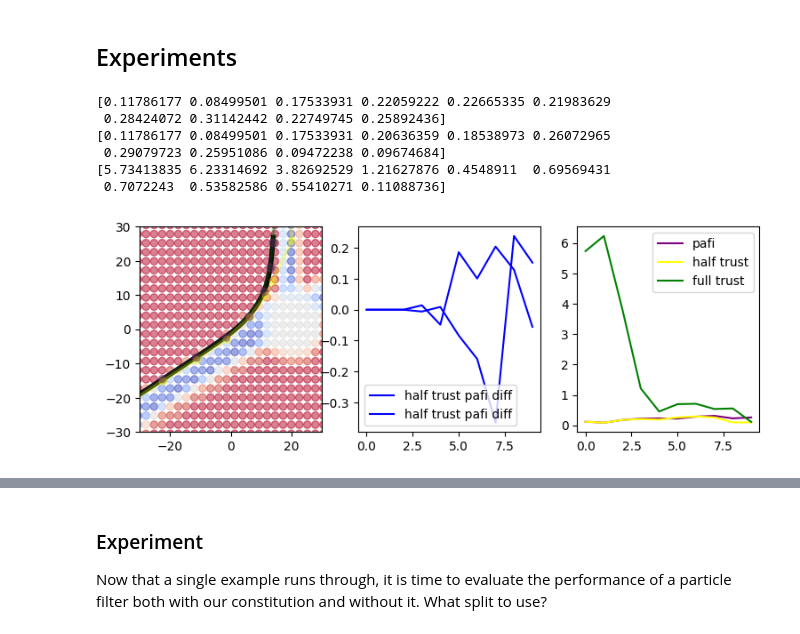
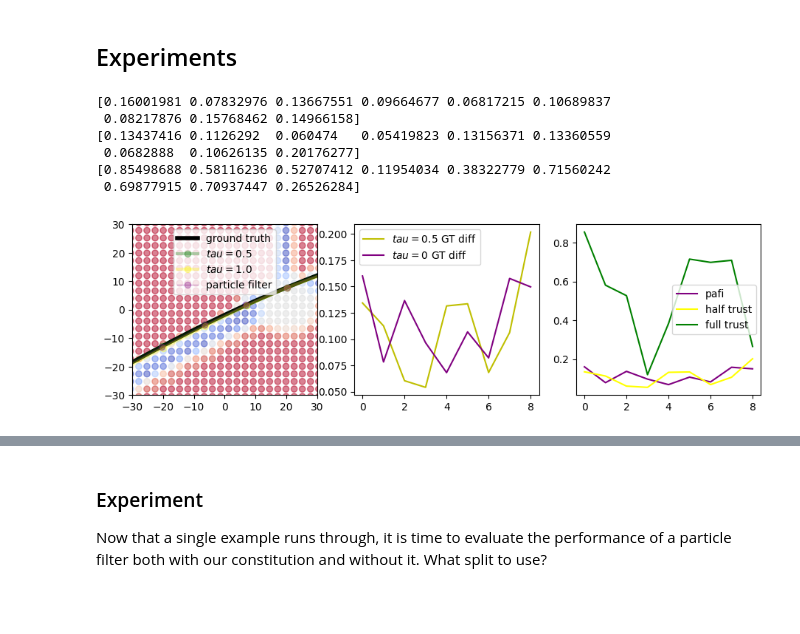
Before and after one commit to orthographiepro/ProMis, a Jupyter notebook: examples/cofi/ground-cofi-naive-all.ipynb, the cells around one changed output, grey strips where cells are left out. Cells and saved outputs as stored; diff of their text form; code cells hidden in the pictures; blank space fills up the shorter version.

```diff
--- a/examples/cofi/ground-cofi-naive-all.ipynb
+++ b/examples/cofi/ground-cofi-naive-all.ipynb
@@ -401,7 +413,7 @@ OSM query failed, sleeping 15.000000s...
 KeyboardInterrupt:
 # %%
-logic = angle_logic
-logic_name = "sides"
+logic = angle_logic_full
+logic_name = "sides_full"
 logic_requirements = angle_logic_requirements
 # %%
 
@@ -445,5 +437,6 @@ for i, inD_index in enumerate(index_shortlist):
 # %%
-i = "07"
+ax = plt.subplot()
+i = "18"
 dsm = DeltaStaRMap.load(star_path / f"star-{i}.pkl")
 uam = CartesianMap.load(uam_path / f"uam-{i}.pkl")
 landscape = CartesianDeltaCollection.load(promis_path / f"landscape-{i}--sides.pkl")
@@ -457,3 +450,7 @@ for f in uam.features:
         continue
     plt.plot(*f.geometry.exterior.xy)
     print(f.name, calculate_street_width(f.polyline), f.location_type)
+
+w, h = dimensions_per_index[i]
+plt.xlim(- w / 2, w / 2)
+plt.ylim(- h / 2, h / 2)
@@ -503,3 +488,5 @@ for inD_index in group:
+# %%
+validation_set, test_set = val_test_split(group)
 # %%
 print(len(validation_set), len(test_set))
 # print(training_set["class"].unique())
@@ -747,9 +734,9 @@ def experiment1(
     )
 
 dt = 1 / 25
-trackId = 12
 take_every = 25
 df = validation_set[validation_set["group"] == group[0]]
+trackId = df["trackId"].unique()[11]
 
 compare = [experiment1(
     df[df["trackId"] == trackId][::take_every],
@@ -759,7 +746,7 @@ compare = [experiment1(
     constitutional_trust=trust_ratio,
     interpolator=support.get_interpolator(),
     dt=dt * take_every,
-    process_noise=array([60, 40]),
+    process_noise=array([20, 30]),
     sensor_std_error=1,
     N=2500
 ) for trust_ratio in [0, 0.5, 1]]
@@ -767,45 +754,46 @@ compare = [experiment1(
 
 res_specific = compare[1]
 # %%
-fig, axes = plt.subplots(1,3, figsize=(9,3))
+fig, axes = plt.subplots(1,3, figsize=(11,3))
 axes[0].set_xlim(-30, 30)
 axes[0].set_ylim(-30, 30)
 
 plot = support.scatter(bearing = 270, speed = 40, plot_basemap=False, alpha=0.5, cmap = "coolwarm_r", ax = axes[0])
 track = df[df["trackId"] == trackId]
 axes[0].plot(track["xCenter"][20:], track["yCenter"][20:], linewidth=4, color="black", label="ground truth")
 
 estimates1 = compare[1]["estimates"]
-axes[0].plot(estimates1[:, 0], estimates1[:, 1], "o-", linewidth=3, alpha=0.3, color="green", label="trust 0.5")
+axes[0].plot(estimates1[:, 0], estimates1[:, 1], "o-", linewidth=3, alpha=0.3, color="green", label="$tau=0.5$")
 estimates2 = compare[2]["estimates"]
-axes[0].plot(estimates2[:, 0], estimates2[:, 1], "o-", linewidth=3, alpha=0.3, color="yellow", label="trust 1 - cofi")
+axes[0].plot(estimates2[:, 0], estimates2[:, 1], "o-", linewidth=3, alpha=0.3, color="yellow", label="$tau=1.0$")
 pafi = compare[0]["estimates"]
 axes[0].plot(pafi[:, 0], pafi[:, 1], "o-", linewidth=1, alpha=0.3, color="purple", label="particle filter")
 
 x = np.arange(len(pafi))
+gt = df[df["trackId"] == trackId][::take_every][["xCenter", "yCenter"]]
 
-d1 = pafi[:, :2] - estimates1[:, :2] # np.linalg.norm(, axis=1 )
-# d2 = np.linalg.norm(pafi[:, :2] - estimates2[:, :2], axis=1)
-axes[1].plot(x, d1, c="b", label="half trust pafi diff")
-# axes[1].plot(x, d2, c="r", label="full trust pafi diff")
+d1 = np.linalg.norm(gt - estimates1[:, :2], axis=1)
+d2 = np.linalg.norm(gt - pafi[:, :2], axis=1)
+axes[1].plot(x, d1, c="y", label="$tau=0.5$ GT diff")
+axes[1].plot(x, d2, c="purple", label="$tau=0$ GT diff")
 
 for i, (label, color) in enumerate(zip(["pafi", "half trust", "full trust"], ["purple", "yellow", "green"])):
     data = compare[i]["pos_error"]
     print(data)
     axes[2].plot(x, data, c=color, label=label)
 
-#axes[0].legend()
+axes[0].legend()
 axes[1].legend()
 axes[2].legend()
 pass
 # %% [output]
-[0.11786177 0.08499501 0.17533931 0.22059222 0.22665335 0.21983629
- 0.28424072 0.31142442 0.22749745 0.25892436]
-[0.11786177 0.08499501 0.17533931 0.20636359 0.18538973 0.26072965
- 0.29079723 0.25951086 0.09472238 0.09674684]
-[5.73413835 6.23314692 3.82692529 1.21627876 0.4548911  0.69569431
- 0.7072243  0.53582586 0.55410271 0.11088736]
+[0.16001981 0.07832976 0.13667551 0.09664677 0.06817215 0.10689837
+ 0.08217876 0.15768462 0.14966158]
+[0.13437416 0.1126292  0.060474   0.05419823 0.13156371 0.13360559
+ 0.0682888  0.10626135 0.20176277]
+[0.85498688 0.58116236 0.52707412 0.11954034 0.38322779 0.71560242
+ 0.69877915 0.70937447 0.26526284]
-[figure, old version]
+[figure, new version]
 # %%
 estimates = res_specific["estimates"][:, :2]
 truth = res_specific["truth"]
```
Also changed, not shown: parts of 47 cells of this notebook.
